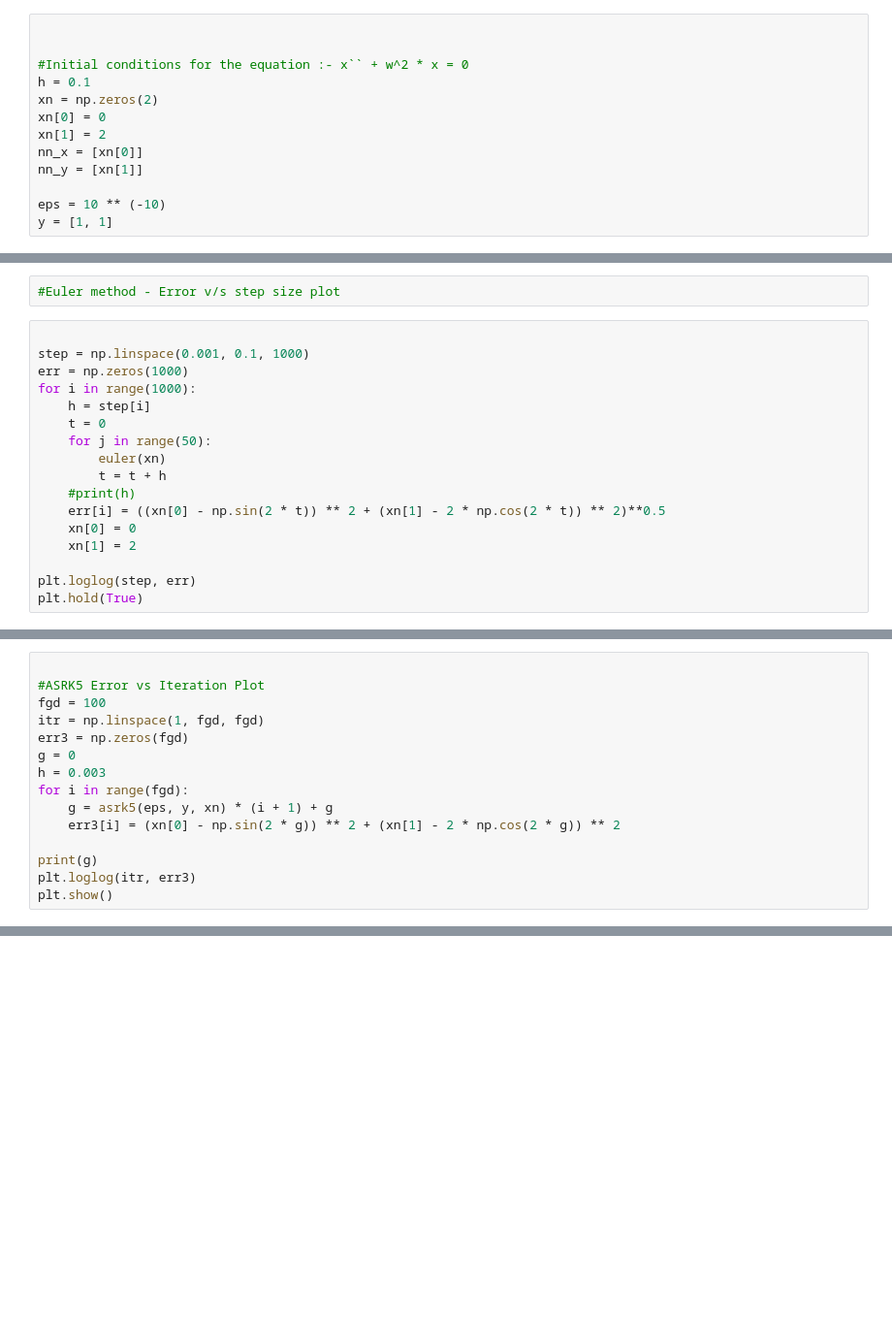
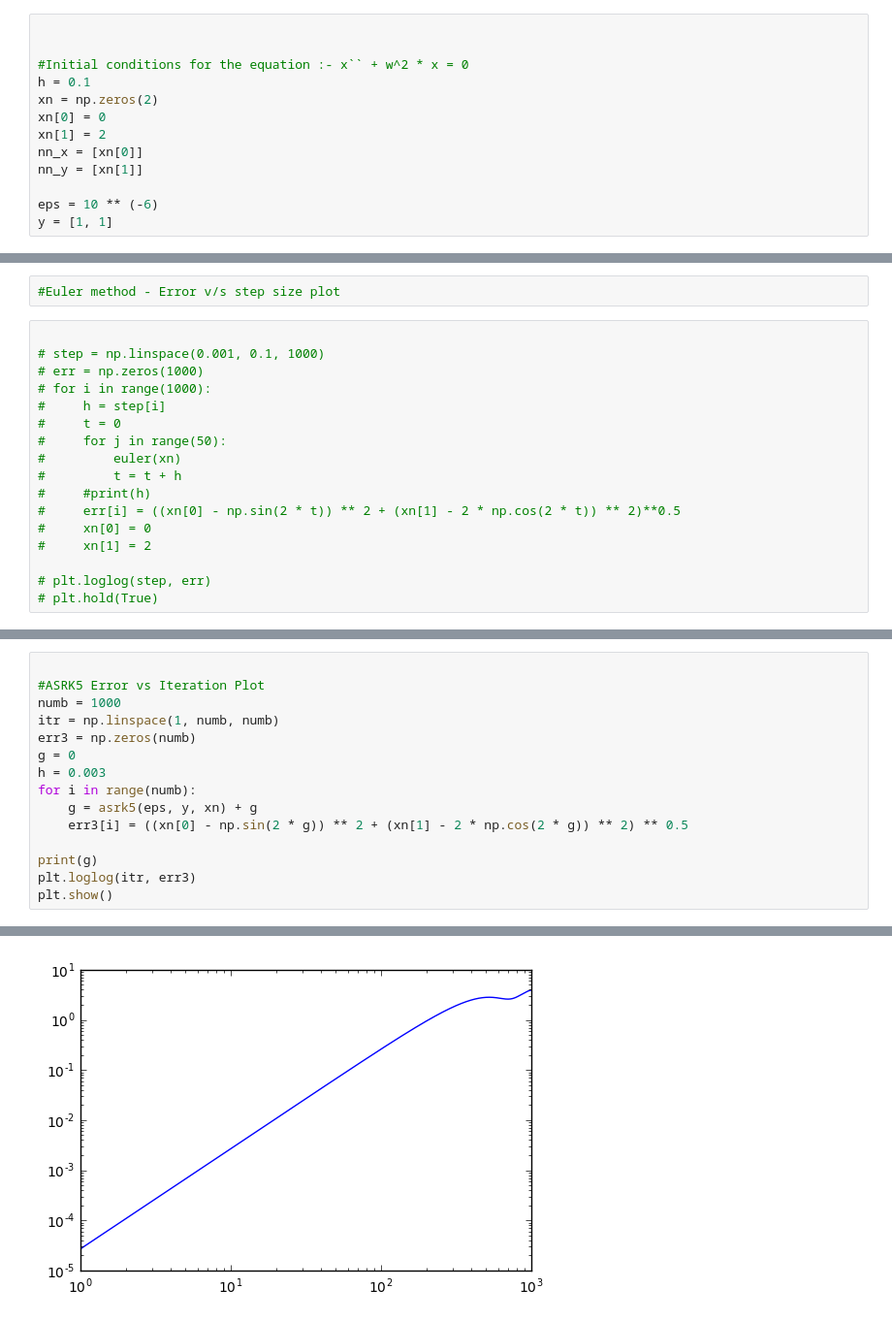
Before and after one commit to mickyaero/ML, a Jupyter notebook: wave equation.ipynb, the cells around one changed output, grey strips where cells are left out. Shown at 97% size. Saved outputs shown, nothing was run; the diff lists cells and outputs as text; blank space fills up the shorter version.

```diff
--- a/wave equation.ipynb
+++ b/wave equation.ipynb
@@ -207,7 +208,7 @@ xn[1] = 2
 nn_x = [xn[0]]
 nn_y = [xn[1]]
 
-eps = 10 ** (-10)
+eps = 10 ** (-6)
 y = [1, 1]
 # %%
 
@@ -240,18 +241,18 @@ y = [1, 1]
 #Euler method - Error v/s step size plot
 # %%
 
-step = np.linspace(0.001, 0.1, 1000)
-err = np.zeros(1000)
-for i in range(1000):
-    h = step[i]
-    t = 0
-    for j in range(50):
-        euler(xn)
-        t = t + h
-    #print(h)
-    err[i] = ((xn[0] - np.sin(2 * t)) ** 2 + (xn[1] - 2 * np.cos(2 * t)) ** 2)**0.5
-    xn[0] = 0
-    xn[1] = 2
+# step = np.linspace(0.001, 0.1, 1000)
+# err = np.zeros(1000)
+# for i in range(1000):
+#     h = step[i]
+#     t = 0
+#     for j in range(50):
+#         euler(xn)
+#         t = t + h
+#     #print(h)
+#     err[i] = ((xn[0] - np.sin(2 * t)) ** 2 + (xn[1] - 2 * np.cos(2 * t)) ** 2)**0.5
+#     xn[0] = 0
+#     xn[1] = 2
 
-plt.loglog(step, err)
-plt.hold(True)
+# plt.loglog(step, err)
+# plt.hold(True)
@@ -278,15 +285,16 @@ plt.show()
 # %%
 
 #ASRK5 Error vs Iteration Plot
-fgd = 100
-itr = np.linspace(1, fgd, fgd)
-err3 = np.zeros(fgd)
+numb = 1000
+itr = np.linspace(1, numb, numb)
+err3 = np.zeros(numb)
 g = 0
 h = 0.003
-for i in range(fgd):
-    g = asrk5(eps, y, xn) * (i + 1) + g
-    err3[i] = (xn[0] - np.sin(2 * g)) ** 2 + (xn[1] - 2 * np.cos(2 * g)) ** 2
+for i in range(numb):
+    g = asrk5(eps, y, xn) + g
+    err3[i] = ((xn[0] - np.sin(2 * g)) ** 2 + (xn[1] - 2 * np.cos(2 * g)) ** 2) ** 0.5
 
 print(g)
 plt.loglog(itr, err3)
 plt.show()
+# %% [output]
@@ -292,0 +302 @@ plt.show()
+[figure, added]
```
Also changed, not shown: parts of 4 cells of this notebook, 1 other file.
